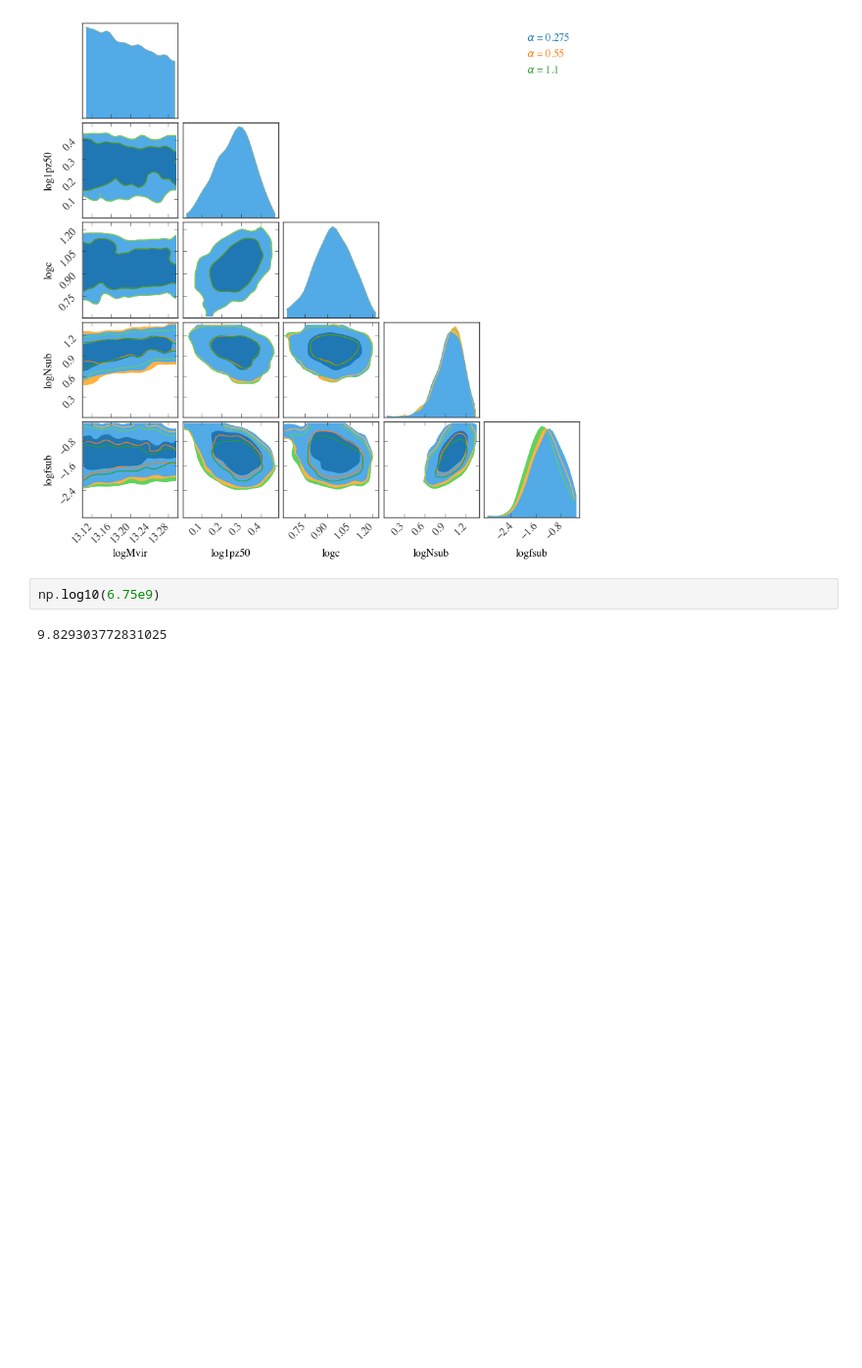
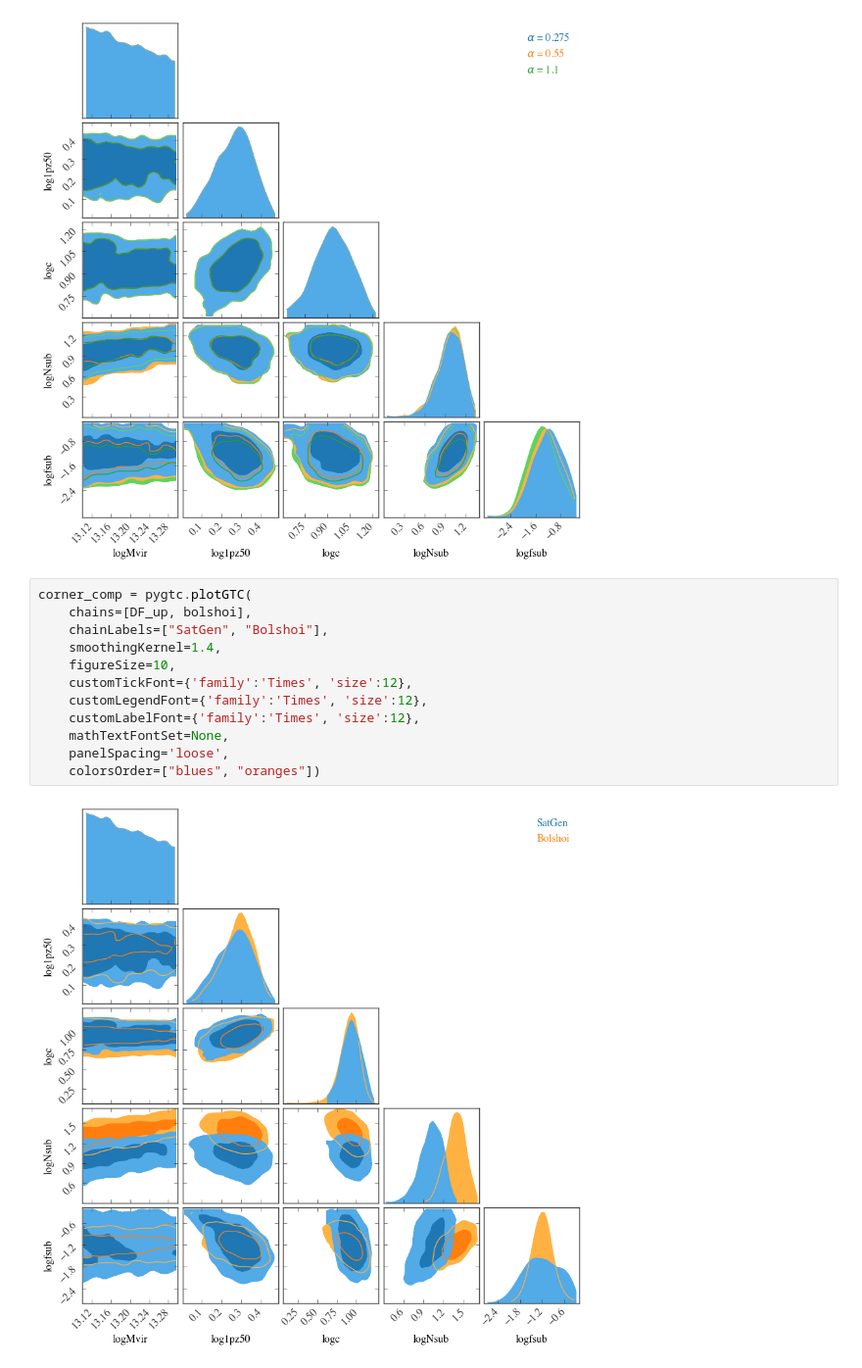
Before and after one commit to jsmonzon/MassSpec, a Jupyter notebook: notebooks/abundance/satgen_bolshoi.ipynb, the cells around one changed output. Shown at 98% size. Drawn from its saved outputs; the diff is of its cells as text; blank space fills up the shorter version.

```diff
--- a/notebooks/abundance/satgen_bolshoi.ipynb
+++ b/notebooks/abundance/satgen_bolshoi.ipynb
@@ -81,7 +66,17 @@ corner_comp = pygtc.plotGTC(
     colorsOrder=["blues", "oranges", "greens"])
 # %% [output]
 [figure]
-# %%
-np.log10(6.75e9)
-# %% [output]
-9.829303772831025
+# %%
+corner_comp = pygtc.plotGTC(
+    chains=[DF_up, bolshoi],
+    chainLabels=["SatGen", "Bolshoi"],
+    smoothingKernel=1.4,
+    figureSize=10,
+    customTickFont={'family':'Times', 'size':12},
+    customLegendFont={'family':'Times', 'size':12},
+    customLabelFont={'family':'Times', 'size':12},
+    mathTextFontSet=None,
+    panelSpacing='loose',
+    colorsOrder=["blues", "oranges"])
+# %% [output]
+[figure, added]
```
Also changed, not shown: parts of 4 cells of this notebook, 1 other file.
